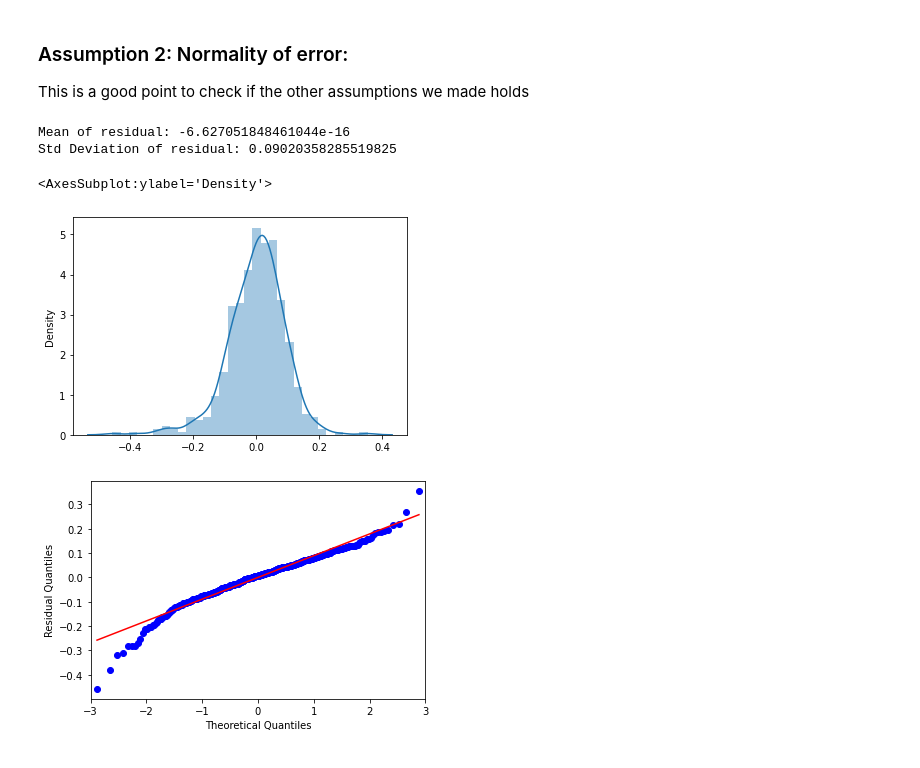
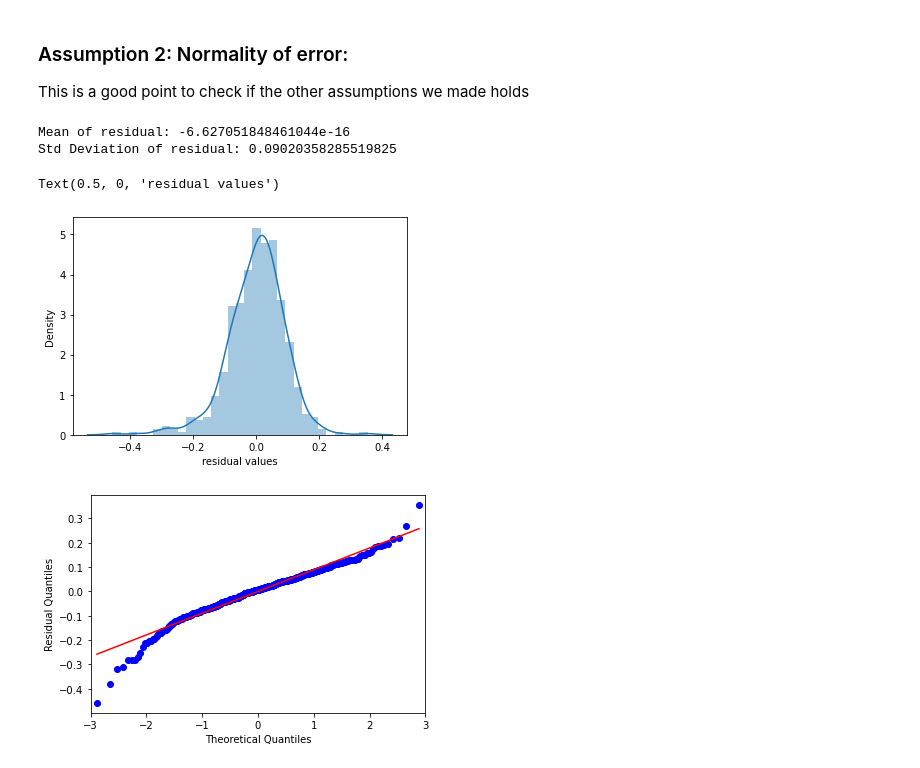
Before and after one commit to tusharsaxena250/Bike-Sharing, a Jupyter notebook: Bike Sharing.ipynb, the cells around one changed output. Saved outputs shown, nothing was run; the diff lists cells and outputs as text; code cells hidden in the pictures.

```diff
--- a/Bike Sharing.ipynb
+++ b/Bike Sharing.ipynb
@@ -948,13 +948,14 @@ This is a good point to check if the other assumptions we made holds
 # %%
 res = y_train-y_train_pred
 print("Mean of residual: {}".format(np.mean(y_train-y_train_pred)))
 print("Std Deviation of residual: {}".format(np.std(res)))
 sns.distplot(res)
+plt.xlabel('residual values')
 # %% [output]
 Mean of residual: -6.627051848461044e-16
 Std Deviation of residual: 0.09020358285519825
-<AxesSubplot:ylabel='Density'>
+Text(0.5, 0, 'residual values')
-[figure, old version]
+[figure, new version]
 # %%
 sm.qqplot(res, ylabel = "Residual Quantiles", line="r")
 # %% [output]
```
Also changed, not shown: parts of 7 cells of this notebook.
